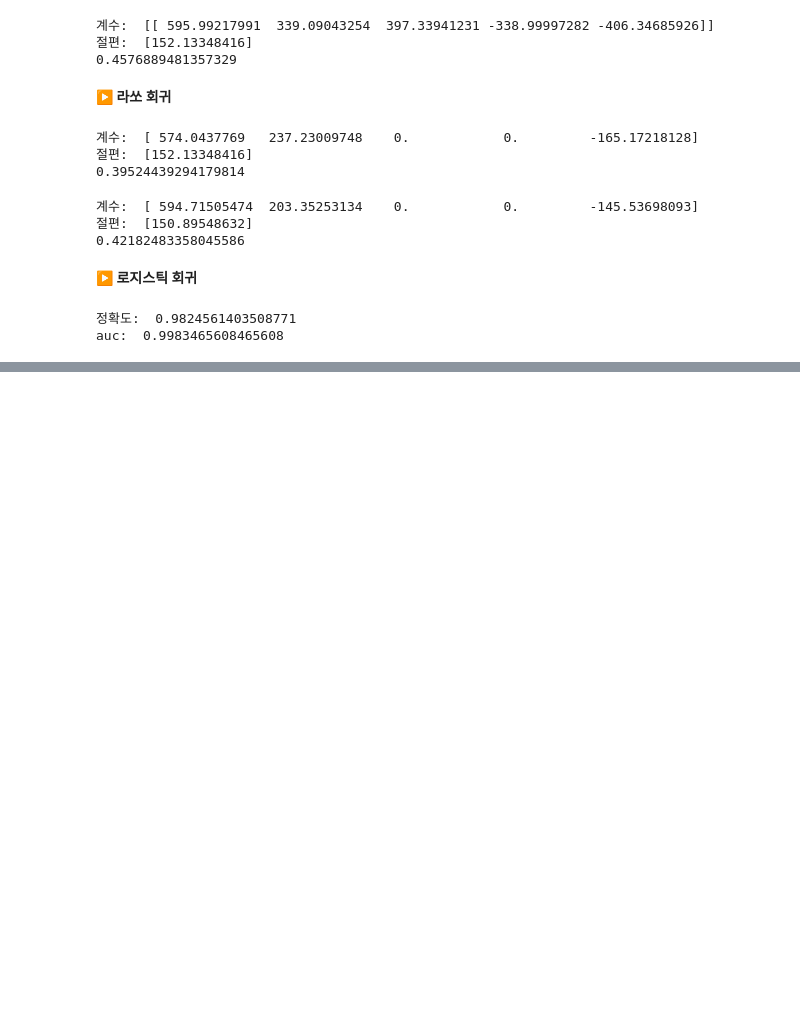
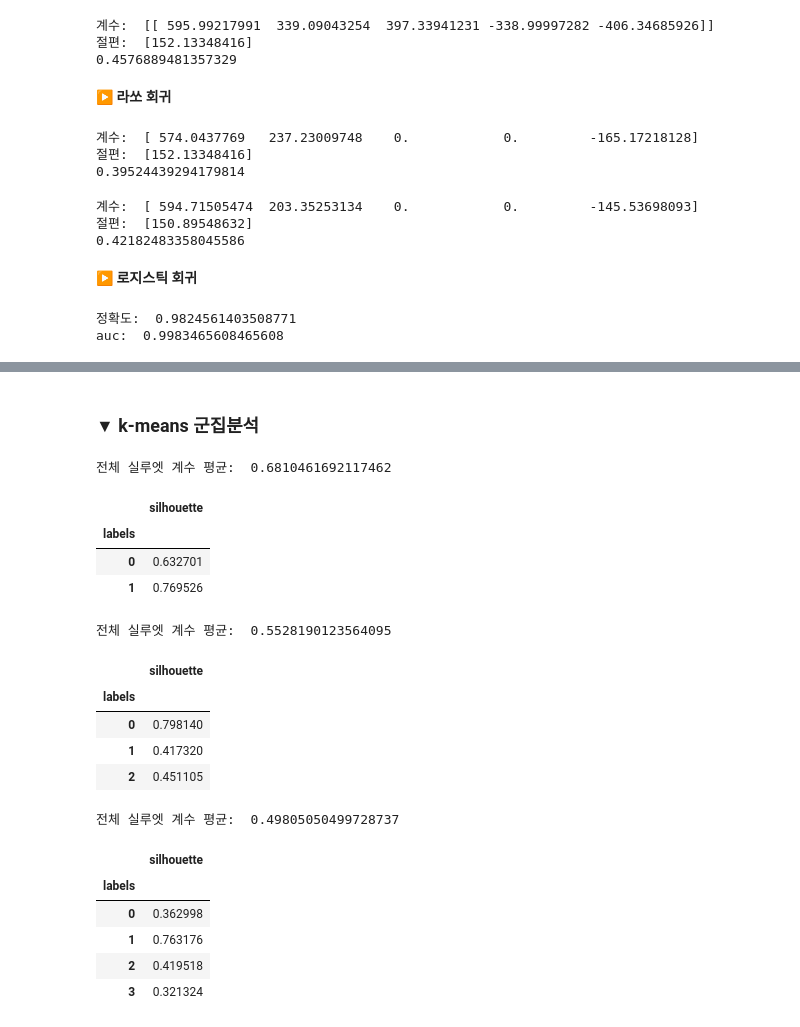
Before and after one commit to chickengak/TIL, a Jupyter notebook: dev-journey/big-data/빅분기-실기-wrap_up.ipynb, the cells around one changed output, grey strips where cells are left out. Drawn from its saved outputs; the diff is of its cells as text; code cells hidden in the pictures; blank space fills up the shorter version.

```diff
--- a/dev-journey/big-data/빅분기-실기-wrap_up.ipynb
+++ b/dev-journey/big-data/빅분기-실기-wrap_up.ipynb
@@ -881,0 +1209,51 @@ auc:  0.9983465608465608
+# %% [markdown]
+### **▼ k-means 군집분석**
+# %%
+from sklearn.cluster import KMeans
+from sklearn.metrics import silhouette_score, silhouette_samples
+from sklearn.datasets import load_iris
+
+X = pd.DataFrame(load_iris()['data'], columns=load_iris()['feature_names'])
+
+model_2 = KMeans(2, random_state=2022)
+model_2.fit(X)
+predicted = model_2.predict(X)
+print('전체 실루엣 계수 평균: ', silhouette_score(X, predicted))
+ss = silhouette_samples(X, predicted)
+ss_df = pd.DataFrame({'labels': predicted, 'silhouette': ss})
+display(ss_df.groupby('labels').mean())
+
+model_3 = KMeans(3, random_state=2022)
+model_3.fit(X)
+predicted = model_3.predict(X)
+print('전체 실루엣 계수 평균: ', silhouette_score(X, predicted))
+ss = silhouette_samples(X, predicted)
+ss_df = pd.DataFrame({'labels': predicted, 'silhouette': ss})
+display(ss_df.groupby('labels').mean())
+
+model_4 = KMeans(4, random_state=2022)
+predicted = model_4.fit_predict(X)
+print('전체 실루엣 계수 평균: ', silhouette_score(X, predicted))
+ss = silhouette_samples(X, predicted)
+ss_df = pd.DataFrame({'labels': predicted, 'silhouette': ss})
+display(ss_df.groupby('labels').mean())
+# 전체 실루엣 계수의 평균이 1에 가까우면서, 라벨간의 평균의 편차가 적어야 좋은 군집임.
+# %% [output]
+전체 실루엣 계수 평균:  0.6810461692117462
+|  | silhouette |
+| labels |  |
+| 0 | 0.632701 |
+| 1 | 0.769526 |
+전체 실루엣 계수 평균:  0.5528190123564095
+|  | silhouette |
+| labels |  |
+| 0 | 0.798140 |
+| 1 | 0.417320 |
+| 2 | 0.451105 |
+전체 실루엣 계수 평균:  0.49805050499728737
+|  | silhouette |
+| labels |  |
+| 0 | 0.362998 |
+| 1 | 0.763176 |
+| 2 | 0.419518 |
+| 3 | 0.321324 |
```
Also changed, not shown: parts of 46 cells of this notebook.
